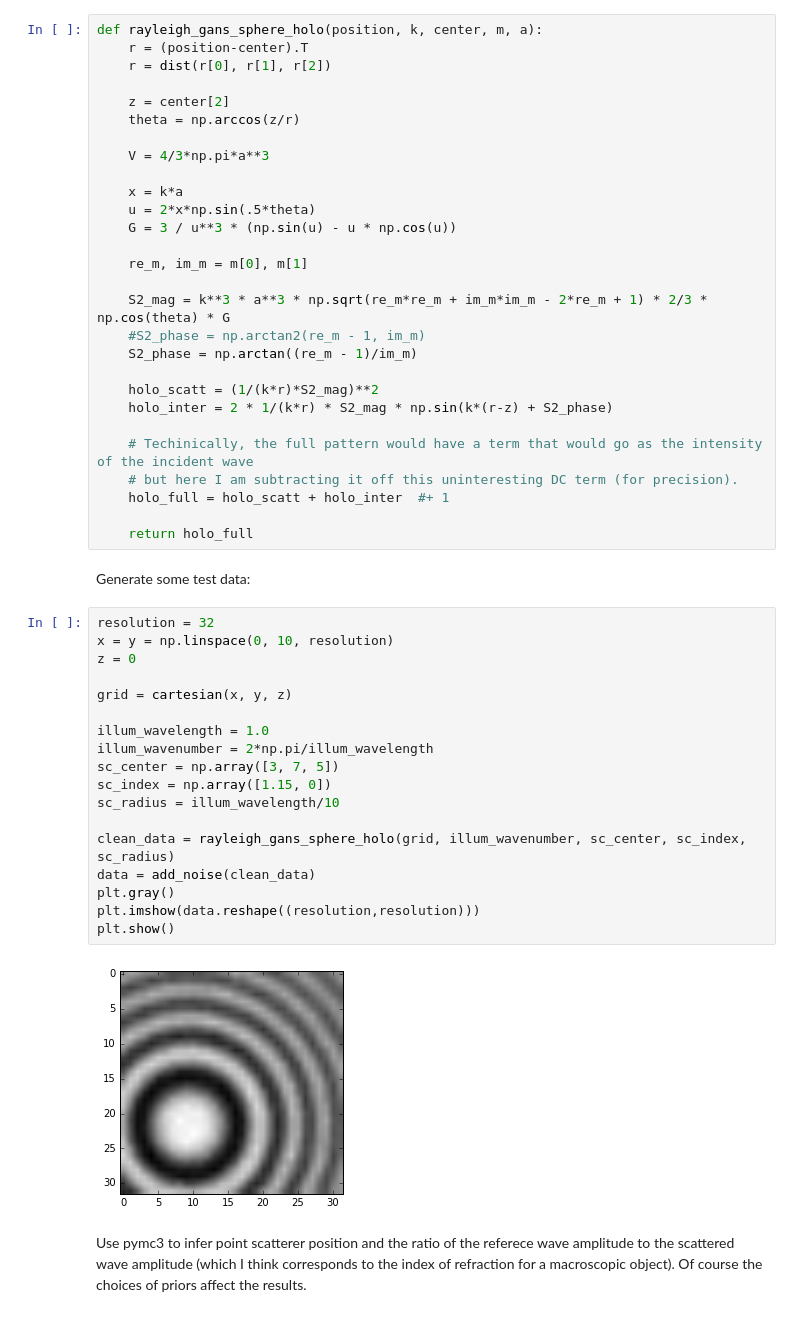
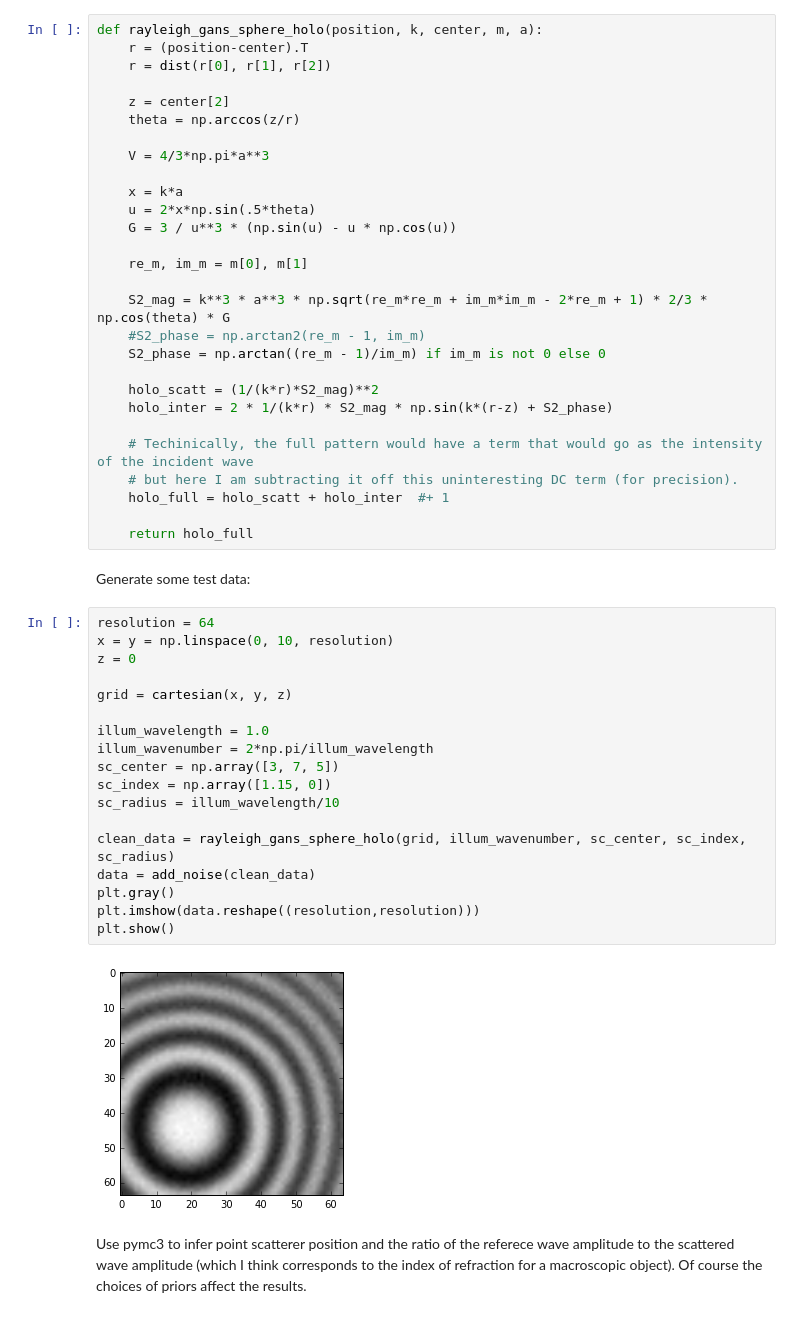
Before and after one commit to ralex0/holoinfer, a Jupyter notebook: inference.ipynb, the cells around one changed output. Drawn from its saved outputs; the diff is of its cells as text.

```diff
--- a/inference.ipynb
+++ b/inference.ipynb
@@ -42,7 +42,7 @@ def rayleigh_gans_sphere_holo(position, k, center, m, a):
 
     S2_mag = k**3 * a**3 * np.sqrt(re_m*re_m + im_m*im_m - 2*re_m + 1) * 2/3 * np.cos(theta) * G
     #S2_phase = np.arctan2(re_m - 1, im_m)
-    S2_phase = np.arctan((re_m - 1)/im_m)
+    S2_phase = np.arctan((re_m - 1)/im_m) if im_m is not 0 else 0
 
     holo_scatt = (1/(k*r)*S2_mag)**2
     holo_inter = 2 * 1/(k*r) * S2_mag * np.sin(k*(r-z) + S2_phase)
@@ -55,25 +55,25 @@ def rayleigh_gans_sphere_holo(position, k, center, m, a):
 # %% [markdown]
 Generate some test data:
 # %%
-resolution = 32
+resolution = 64
 x = y = np.linspace(0, 10, resolution)
 z = 0
 
 grid = cartesian(x, y, z)
 
 illum_wavelength = 1.0
 illum_wavenumber = 2*np.pi/illum_wavelength
 sc_center = np.array([3, 7, 5])
 sc_index = np.array([1.15, 0])
 sc_radius = illum_wavelength/10
 
 clean_data = rayleigh_gans_sphere_holo(grid, illum_wavenumber, sc_center, sc_index, sc_radius)
 data = add_noise(clean_data)
 plt.gray()
 plt.imshow(data.reshape((resolution,resolution)))
 plt.show()
 # %% [output]
-[figure, old version]
+[figure, new version]
 # %% [markdown]
 Use pymc3 to infer point scatterer position and the ratio of the referece wave amplitude to the scattered wave amplitude (which I think corresponds to the index of refraction for a macroscopic object). Of course the choices of priors affect the results.
 # %%
```
Also changed, not shown: 8 other files.
